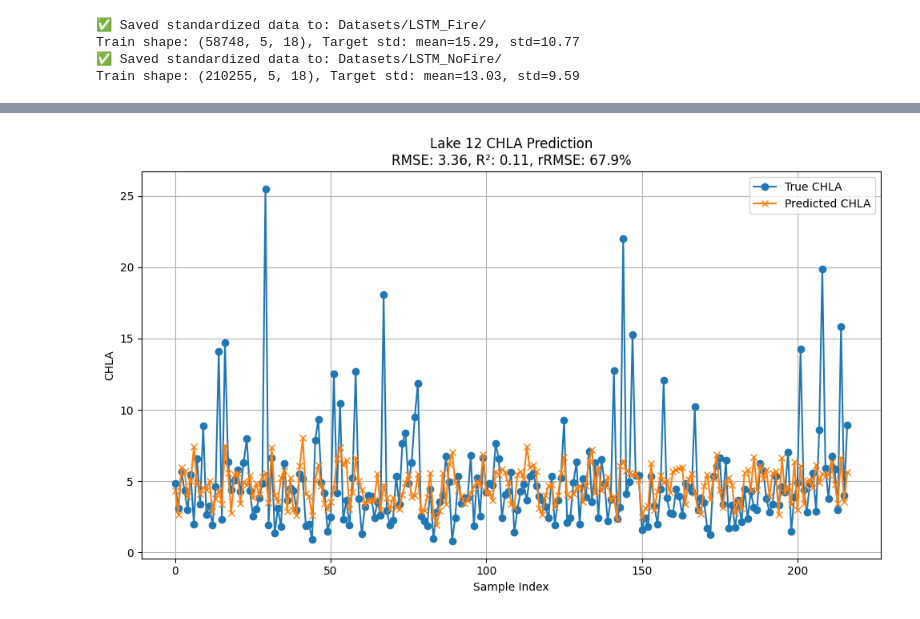
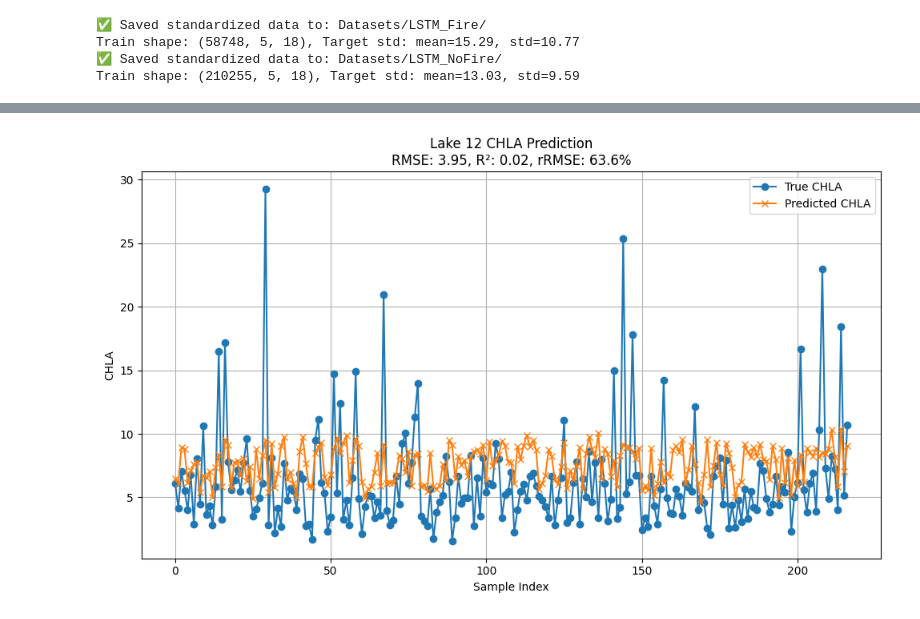
Before and after one commit to nazizahed/Lake_Water_Quality, a Jupyter notebook: 4- LSTM_wo_fire.ipynb, the cells around one changed output, grey strips where cells are left out. Saved outputs shown, nothing was run; the diff lists cells and outputs as text; code cells hidden in the pictures.

```diff
--- a/4- LSTM_wo_fire.ipynb
+++ b/4- LSTM_wo_fire.ipynb
@@ -112,7 +112,7 @@ def normalize_split_with_target_scaling_dual(
     return X_train, X_test, y_train, y_test, ids_train, ids_test, scaler_X, scaler_y, id_map
 
 
-X_train, X_test, y_train, y_test, ids_train, ids_test, scaler_X, scaler_y, id_map = normalize_split_with_target_scaling_dual(
+X_train, X_test, y_train, y_test, ids_train, ids_test, scaler_X, scaler_y_f, id_map = normalize_split_with_target_scaling_dual(
     X=fire_X,
     y=fire_y,
     lake_ids=fire_ids,
@@ -120,7 +120,7 @@ X_train, X_test, y_train, y_test, ids_train, ids_test, scaler_X, scaler_y, id_ma
 )
 
 
-X_train, X_test, y_train, y_test, ids_train, ids_test, scaler_X, scaler_y, id_map = normalize_split_with_target_scaling_dual(
+X_train, X_test, y_train, y_test, ids_train, ids_test, scaler_X, scaler_y_nf, id_map = normalize_split_with_target_scaling_dual(
     X=no_fire_X,
     y=no_fire_y,
     lake_ids=no_fire_ids,
@@ -394,32 +414,32 @@ def plot_lake_predictions_with_rrmse(lake_original_id, model, X_test, y_test, la
         y_pred_scaled = model(X_lake, lake_ids_tensor).cpu().numpy()
 
     # Inverse transform CHLA
     y_pred = scaler_y.inverse_transform(y_pred_scaled.reshape(-1, 1)).ravel()
     y_true = scaler_y.inverse_transform(y_true_scaled.reshape(-1, 1)).ravel()
 
 
     # Metrics
     rmse = np.sqrt(mean_squared_error(y_true, y_pred))
     r2 = r2_score(y_true, y_pred)
     mean_true = y_true.mean()
     rrmse = (rmse / mean_true) * 100
 
     # Plot
     plt.figure(figsize=(10, 6))
     plt.plot(y_true, label="True CHLA", marker='o')
     plt.plot(y_pred, label="Predicted CHLA", marker='x')
     plt.title(f"Lake {lake_original_id} CHLA Prediction\nRMSE: {rmse:.2f}, R²: {r2:.2f}, rRMSE: {rrmse:.1f}%")
     plt.xlabel("Sample Index")
     plt.ylabel("CHLA")
     plt.legend()
     plt.grid(True)
     plt.tight_layout()
     plt.show()
 
     return rmse, r2, rrmse
 
 rmse, r2, rrmse = plot_lake_predictions_with_rrmse(
-    12, model, X_test, y_test, lake_ids_test, id_map, scaler_y, device
+    12, model, X_test, y_test, ids_test, id_map, scaler_y_f, device
 )
 # %% [output]
-[figure, old version]
+[figure, new version]
```
Also changed, not shown: parts of 2 cells of this notebook, 3 other files.
